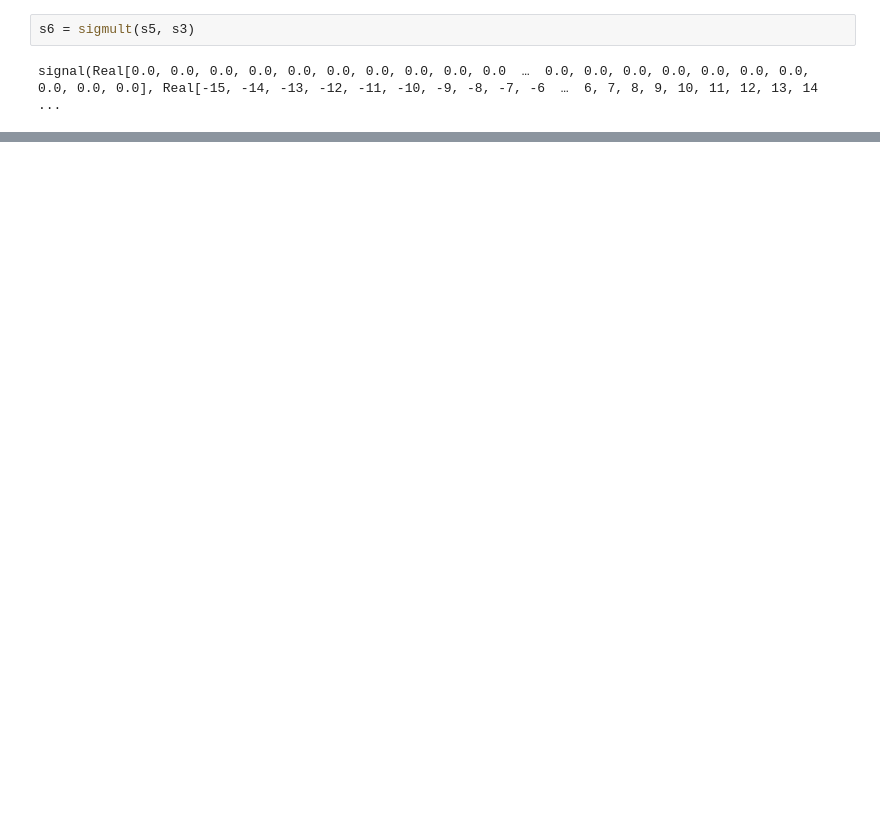
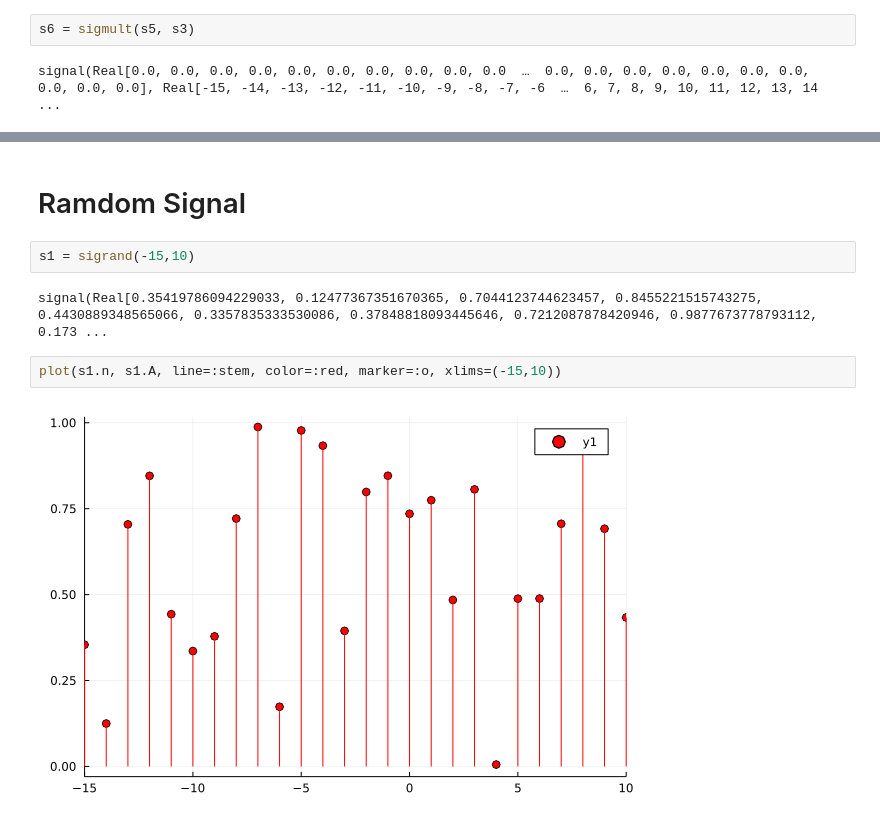
Before and after one commit to gjunqueira-sys/MySignalProcessing.jl, a Jupyter notebook: src/sketch.ipynb, the cells around one changed output, grey strips where cells are left out. Saved outputs shown, nothing was run; the diff lists cells and outputs as text; blank space fills up the shorter version.

Commit message:
added sigrand

```diff
--- a/src/sketch.ipynb
+++ b/src/sketch.ipynb
@@ -172,0 +173,10 @@ plot(p1,p2,p3, layout=(3,1))
+# %% [markdown]
+# Ramdom Signal
+# %%
+s1 = sigrand(-15,10)
+# %% [output]
+signal(Real[0.35419786094229033, 0.12477367351670365, 0.7044123744623457, 0.8455221515743275, 0.4430889348565066, 0.3357835333530086, 0.37848818093445646, 0.7212087878420946, 0.9877673778793112, 0.173 ...
+# %%
+plot(s1.n, s1.A, line=:stem, color=:red, marker=:o, xlims=(-15,10))
+# %% [output]
+[figure, added]
```
Also changed, not shown: parts of 3 cells of this notebook, 1 other file.
